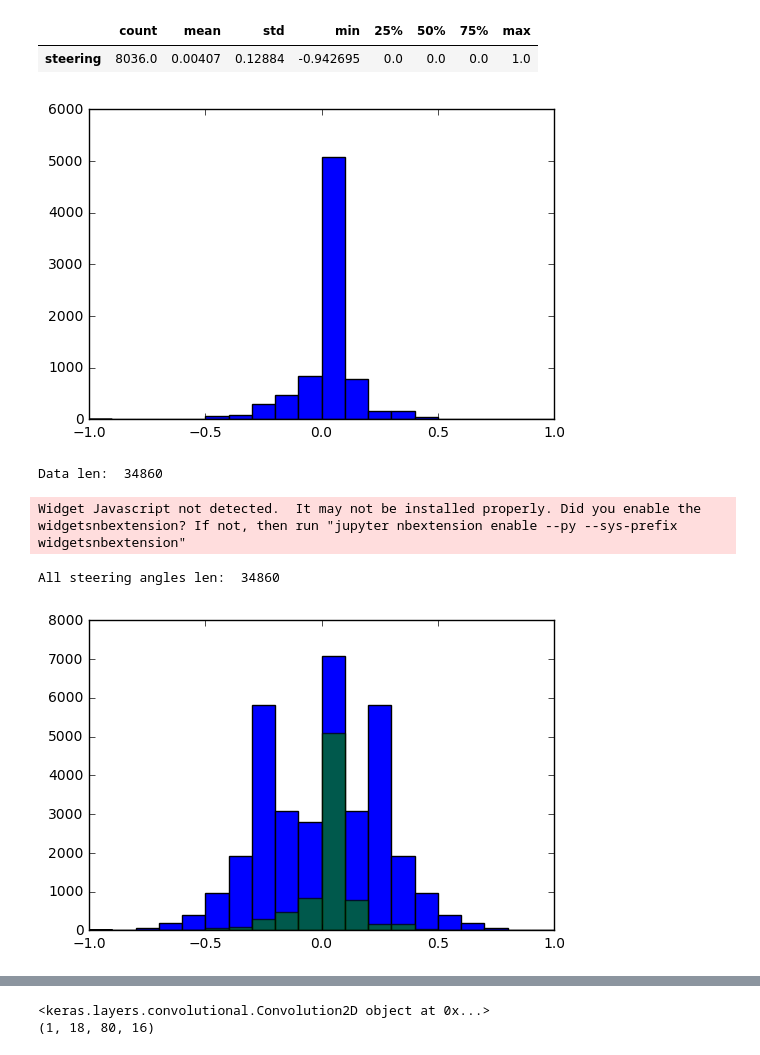
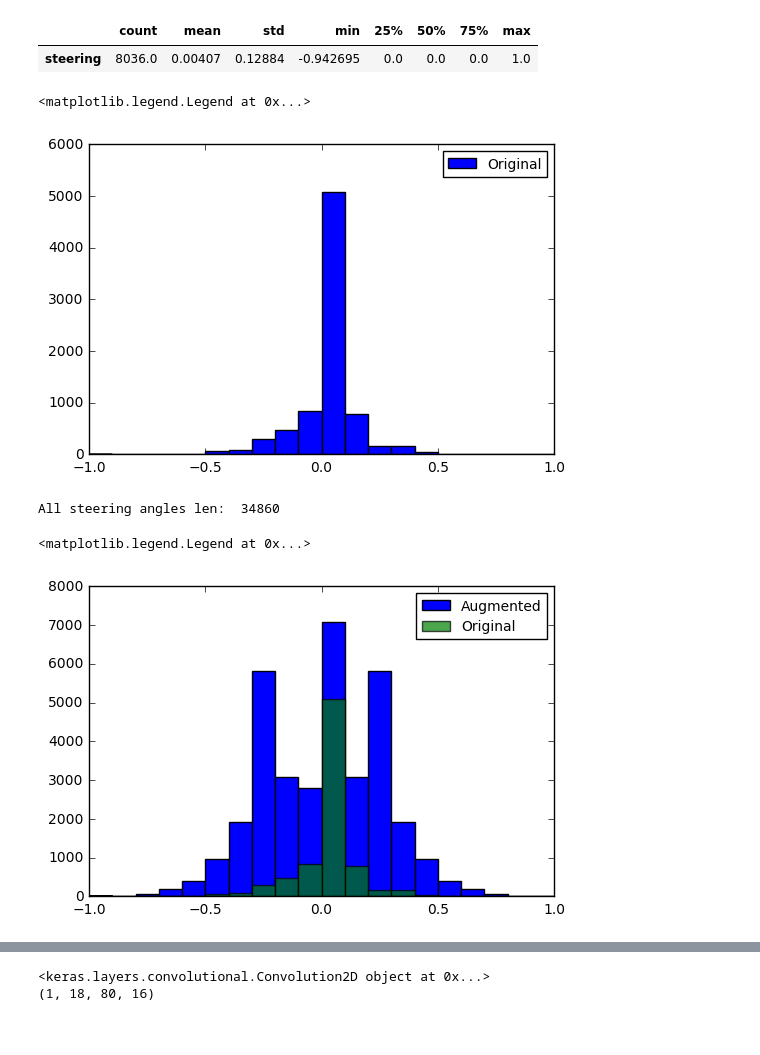
Before and after one commit to vfcosta/CarND-Behavioral-Cloning, a Jupyter notebook: exploration.ipynb, the cells around one changed output, grey strips where cells are left out. Drawn from its saved outputs; the diff is of its cells as text; code cells hidden in the pictures.

Commit message:
Add legend to histograms

```diff
--- a/exploration.ipynb
+++ b/exploration.ipynb
@@ -31,29 +31,30 @@ driving_log.describe().transpose()
 |  | count | mean | std | min | 25% | 50% | 75% | max |
 | steering | 8036.0 | 0.00407 | 0.12884 | -0.942695 | 0.0 | 0.0 | 0.0 | 1.0 |
 # %%
-plt.hist(driving_log['steering'], bins=np.arange(-1, 1 + 0.1, 0.1));
+plt.hist(driving_log['steering'], bins=np.arange(-1, 1 + 0.1, 0.1), label="Original");
+plt.legend(prop={'size':10}, loc='best')
 # %% [output]
+<matplotlib.legend.Legend at 0x...>
-[figure, old version]
+[figure, new version]
 # %%
 image_labels = ['center', 'right', 'left']
 data_len = calculate_data_len(driving_log, positions=len(image_labels))
 print("Data len: ", data_len)
 
 all_steering_angles = np.array([])
 for images, steering_angles in tqdm_notebook(generate_data(driving_log), total=int(data_len/FLAGS.batch_size)):
     all_steering_angles = np.hstack((all_steering_angles, steering_angles))
     if(len(all_steering_angles)>=data_len):
         break
 
 print("All steering angles len: ", len(all_steering_angles))
-
-plt.hist(all_steering_angles, bins=np.arange(-1, 1 + 0.1, 0.1));
-plt.hist(driving_log['steering'], alpha=0.7, bins=np.arange(-1, 1 + 0.1, 0.1));
+plt.hist(all_steering_angles, bins=np.arange(-1, 1 + 0.1, 0.1), label='Augmented');
+plt.hist(driving_log['steering'], alpha=0.7, bins=np.arange(-1, 1 + 0.1, 0.1), label='Original');
+plt.legend(prop={'size':10}, loc='best')
 # %% [output]
-Data len:  34860
+All steering angles len:  34860
-Widget Javascript not detected.  It may not be installed properly. Did you enable the widgetsnbextension? If not, then run "jupyter nbextension enable --py --sys-prefix widgetsnbextension"
+<matplotlib.legend.Legend at 0x...>
-All steering angles len:  34860
-[figure, old version]
+[figure, new version]
 # %%
 # Load model
 with open("model.json", 'r') as jfile:
```
Also changed, not shown: 2 other files.
